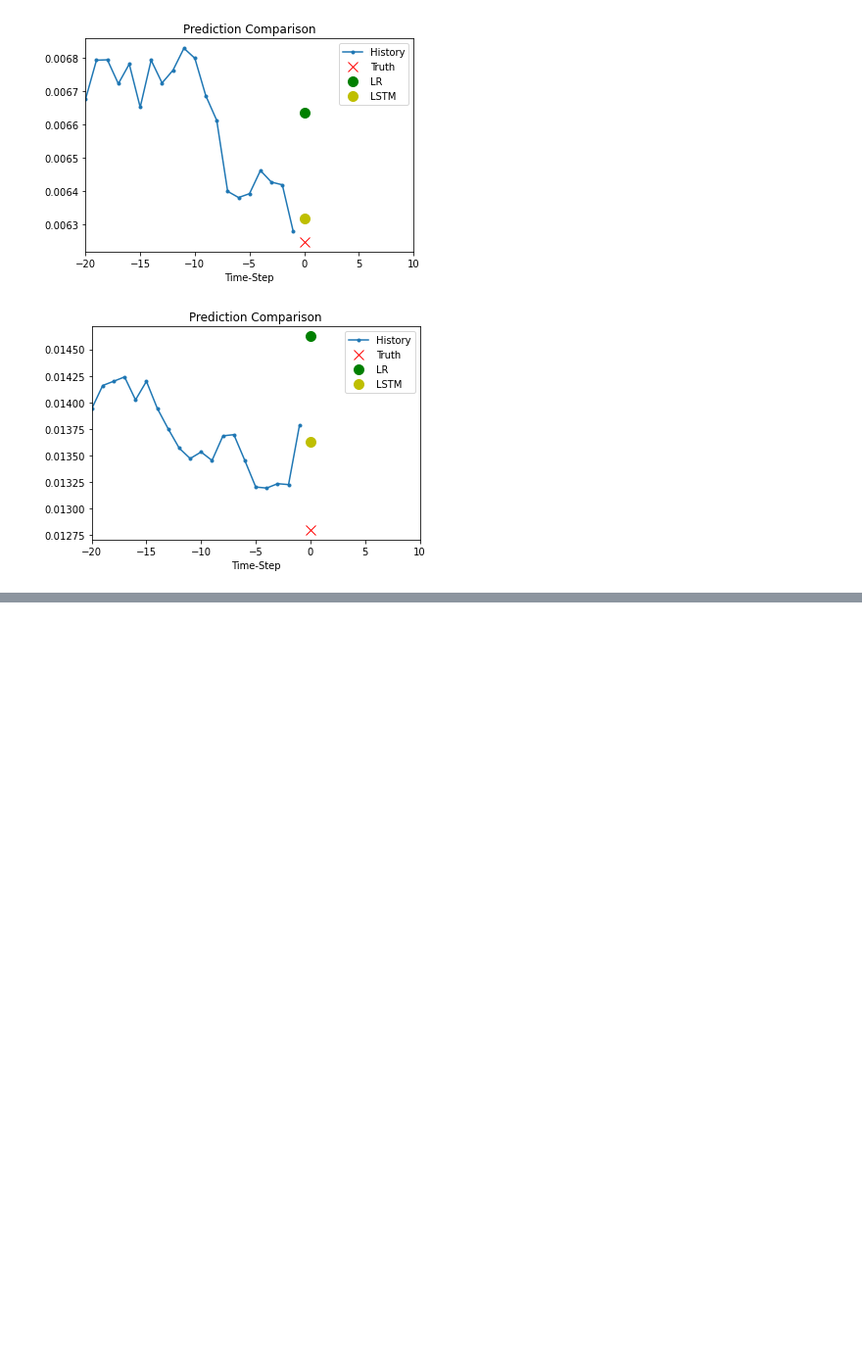
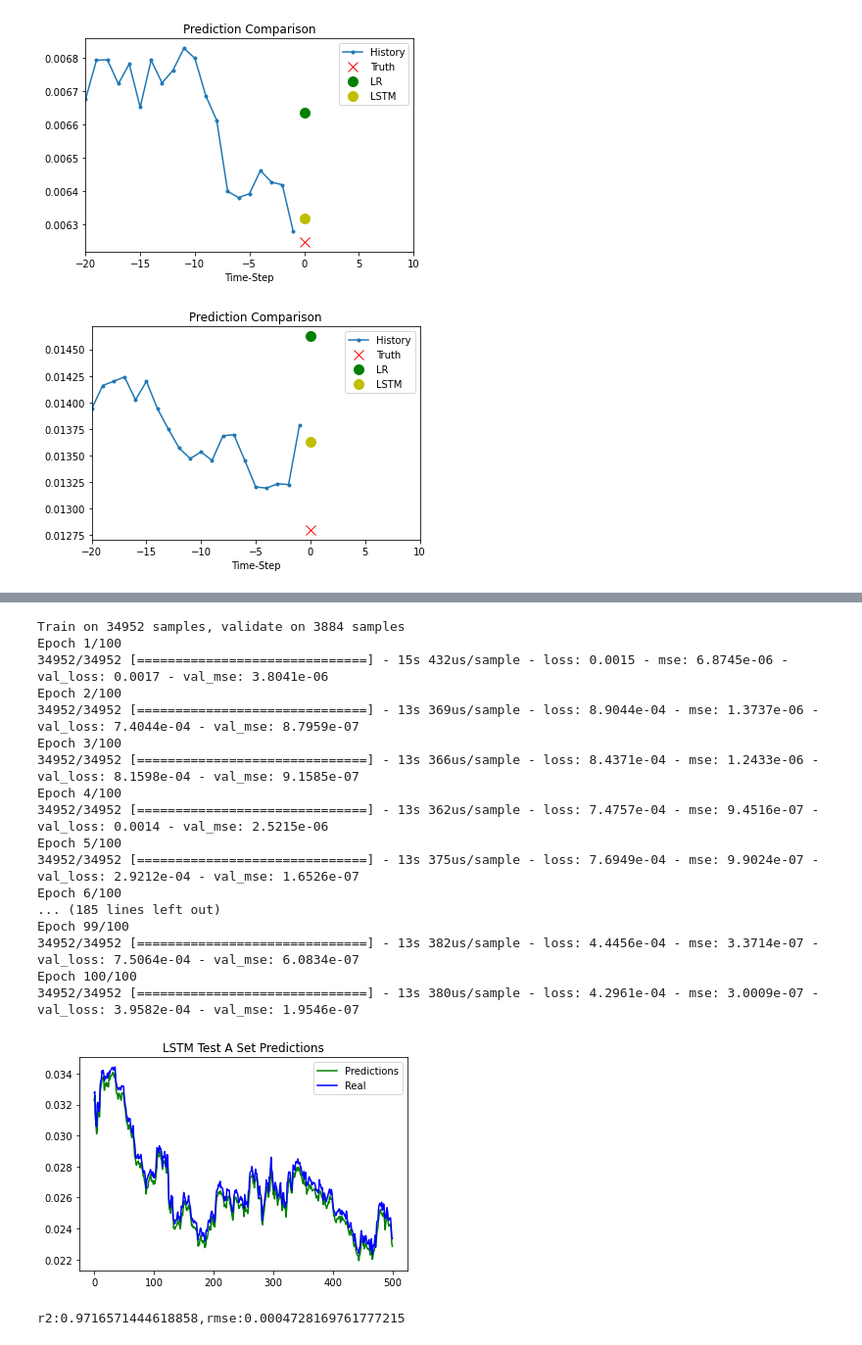
Before and after one commit to ajmllr/Predicting_Stock_Prices_with_LSTM, a Jupyter notebook: code.ipynb, the cells around one changed output, grey strips where cells are left out. Shown: that part at 98% size. Saved outputs shown, nothing was run; the diff lists cells and outputs as text; code cells hidden in the pictures; blank space fills up the shorter version.

```diff
--- a/code.ipynb
+++ b/code.ipynb
@@ -374,3 +374,12 @@ for i in range(0, 3):
 [figure]
 [figure]
 [figure]
+# %%
+lstm_test_a = Sequential()
+lstm_test_a.add(LSTM(64, input_shape=x_train.shape[-2:], return_sequences=True))
+lstm_test_a.add(LSTM(32, activation='relu'))
+lstm_test_a.add(Dense(1)) # , activation='linear'
+
+lstm_test_a_optimizer = optimizers.Adam(0.005)
+lstm_test_a.compile(loss='mae',optimizer=lstm_test_a_optimizer,metrics=['mse'])
+lstm_test_a.summary()
@@ -376,0 +401,24 @@ for i in range(0, 3):
+# %%
+lstm_test_a_history = lstm_test_a.fit(x_train, y_train, epochs=100, shuffle=True, validation_split=0.1, verbose=1)
+
+plot_model_predictions(lstm_test_a, 'LSTM Test A')
+# %% [output]
+Train on 34952 samples, validate on 3884 samples
+Epoch 1/100
+34952/34952 [==============================] - 15s 432us/sample - loss: 0.0015 - mse: 6.8745e-06 - val_loss: 0.0017 - val_mse: 3.8041e-06
+Epoch 2/100
+34952/34952 [==============================] - 13s 369us/sample - loss: 8.9044e-04 - mse: 1.3737e-06 - val_loss: 7.4044e-04 - val_mse: 8.7959e-07
+Epoch 3/100
+34952/34952 [==============================] - 13s 366us/sample - loss: 8.4371e-04 - mse: 1.2433e-06 - val_loss: 8.1598e-04 - val_mse: 9.1585e-07
+Epoch 4/100
+34952/34952 [==============================] - 13s 362us/sample - loss: 7.4757e-04 - mse: 9.4516e-07 - val_loss: 0.0014 - val_mse: 2.5215e-06
+Epoch 5/100
+34952/34952 [==============================] - 13s 375us/sample - loss: 7.6949e-04 - mse: 9.9024e-07 - val_loss: 2.9212e-04 - val_mse: 1.6526e-07
+Epoch 6/100
+... (185 lines left out)
+Epoch 99/100
+34952/34952 [==============================] - 13s 382us/sample - loss: 4.4456e-04 - mse: 3.3714e-07 - val_loss: 7.5064e-04 - val_mse: 6.0834e-07
+Epoch 100/100
+34952/34952 [==============================] - 13s 380us/sample - loss: 4.2961e-04 - mse: 3.0009e-07 - val_loss: 3.9582e-04 - val_mse: 1.9546e-07
+[figure, added]
+r2:0.9716571444618858,rmse:0.0004728169761777215
```
Also changed, not shown: parts of 4 cells of this notebook, 1 other file.
